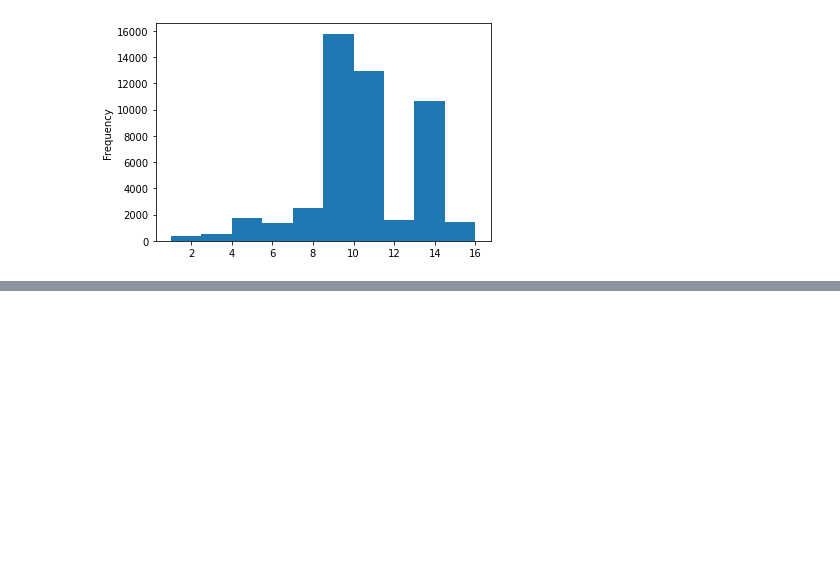
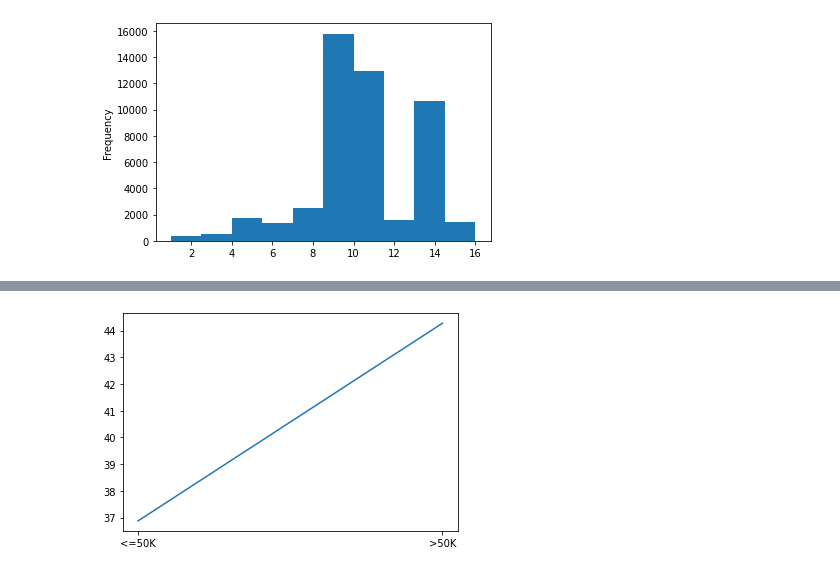
Before and after one commit to leonardojupiter/ciencia-de-dados-adult, a Jupyter notebook: ciencia_de_dados_adult.ipynb, the cells around one changed output, grey strips where cells are left out. Saved outputs shown, nothing was run; the diff lists cells and outputs as text; code cells hidden in the pictures; blank space fills up the shorter version.

```diff
--- a/ciencia_de_dados_adult.ipynb
+++ b/ciencia_de_dados_adult.ipynb
@@ -128,0 +121,8 @@ plt.show()
+# %%
+income_grouped = adult_kaggle.groupby('income').mean().reset_index()
+
+plt.plot(income_grouped['income'], income_grouped['age'])
+
+plt.show()
+# %% [output]
+[figure, added]
```
Also changed, not shown: parts of 5 cells of this notebook.
